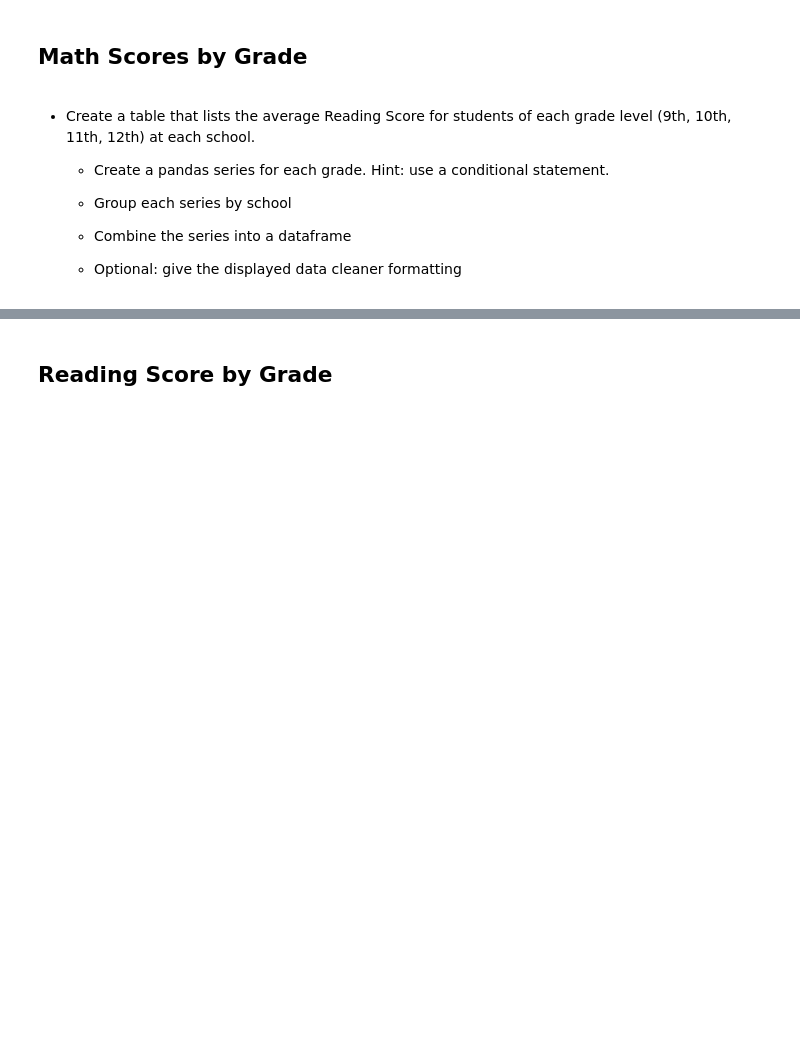
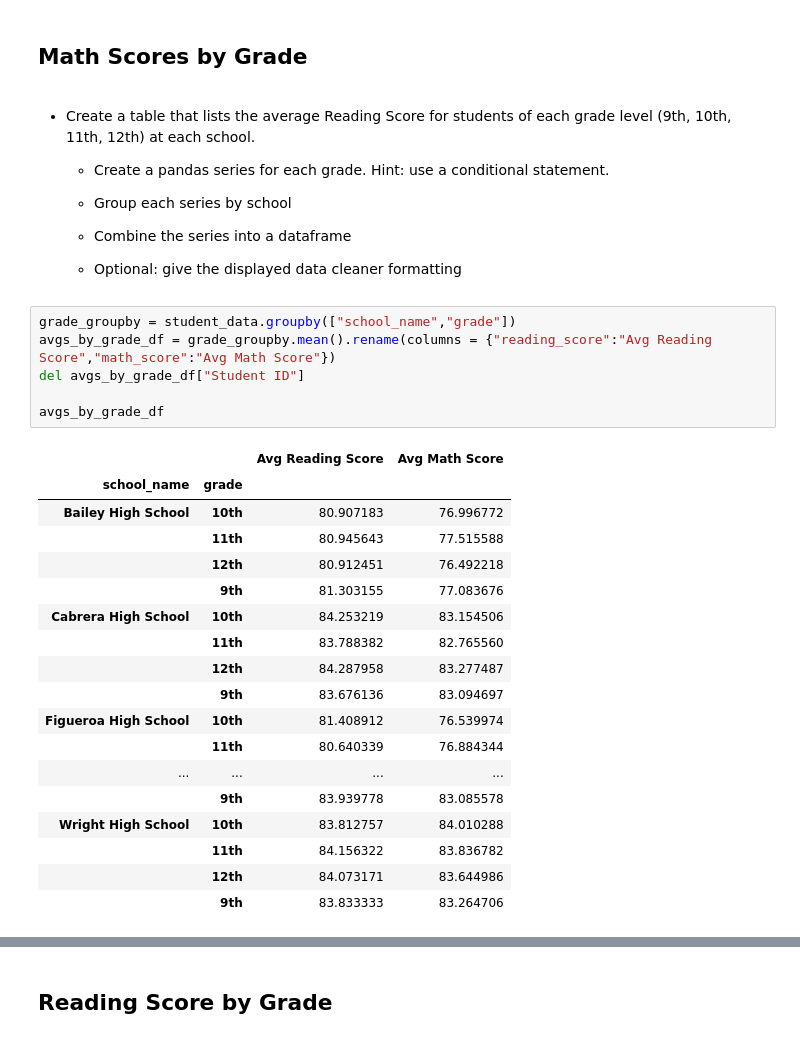
Before and after one commit to kunaual/pandas-challenge, a Jupyter notebook: PyCitySchools/PyCitySchools.ipynb, the cells around one changed output, grey strips where cells are left out. Saved outputs shown, nothing was run; the diff lists cells and outputs as text; blank space fills up the shorter version.

Commit message:
working on scores by grade

```diff
--- a/PyCitySchools/PyCitySchools.ipynb
+++ b/PyCitySchools/PyCitySchools.ipynb
@@ -282,3 +282,28 @@ school_summ_df.sort_values(by=["% Overall Passing"]).head(5)
   * Combine the series into a dataframe
 
   * Optional: give the displayed data cleaner formatting
+# %%
+grade_groupby = student_data.groupby(["school_name","grade"])
+avgs_by_grade_df = grade_groupby.mean().rename(columns = {"reading_score":"Avg Reading Score","math_score":"Avg Math Score"})
+del avgs_by_grade_df["Student ID"]
+
+avgs_by_grade_df
+# %% [output]
+|  |  | Avg Reading Score | Avg Math Score |
+| school_name | grade |  |  |
+| Bailey High School | 10th | 80.907183 | 76.996772 |
+|  | 11th | 80.945643 | 77.515588 |
+|  | 12th | 80.912451 | 76.492218 |
+|  | 9th | 81.303155 | 77.083676 |
+| Cabrera High School | 10th | 84.253219 | 83.154506 |
+|  | 11th | 83.788382 | 82.765560 |
+|  | 12th | 84.287958 | 83.277487 |
+|  | 9th | 83.676136 | 83.094697 |
+| Figueroa High School | 10th | 81.408912 | 76.539974 |
+|  | 11th | 80.640339 | 76.884344 |
+| ... | ... | ... | ... |
+|  | 9th | 83.939778 | 83.085578 |
+| Wright High School | 10th | 83.812757 | 84.010288 |
+|  | 11th | 84.156322 | 83.836782 |
+|  | 12th | 84.073171 | 83.644986 |
+|  | 9th | 83.833333 | 83.264706 |
```
Also changed, not shown: parts of 2 cells of this notebook.
